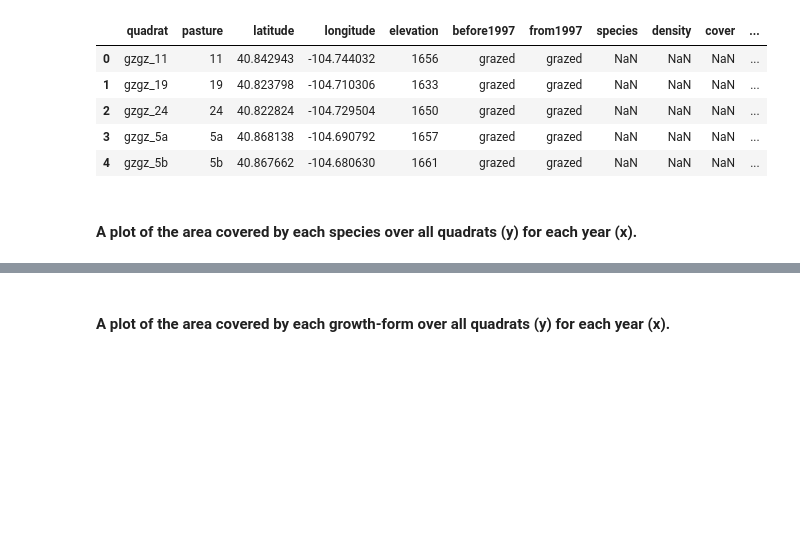
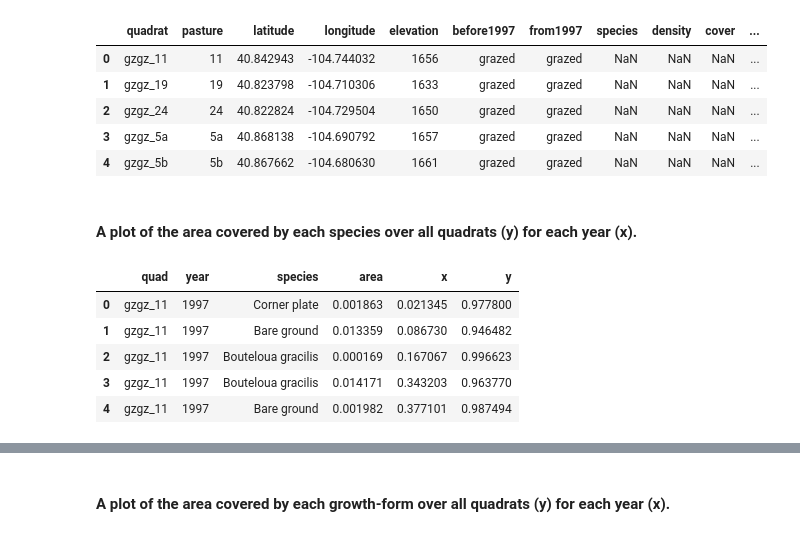
Before and after one commit to melissahoffman/Python_Data_Analysis, a Jupyter notebook: Python_Data_Analysis.ipynb, the cells around one changed output, grey strips where cells are left out. Drawn from its saved outputs; the diff is of its cells as text; code cells hidden in the pictures; blank space fills up the shorter version.

```diff
--- a/Python_Data_Analysis.ipynb
+++ b/Python_Data_Analysis.ipynb
@@ -54,3 +54,13 @@ merged_species_and_quad.head()
 | 4 | gzgz_5b | 5b | 40.867662 | -104.680630 | 1661 | grazed | grazed | NaN | NaN | NaN | ... |
 # %% [markdown]
 #### A plot of the area covered by each species over all quadrats (y) for each year (x).
+# %%
+all_records = pd.read_csv("mapped_plant_quads_co_allrecords_cover.csv")
+all_records.head()
+# %% [output]
+|  | quad | year | species | area | x | y |
+| 0 | gzgz_11 | 1997 | Corner plate | 0.001863 | 0.021345 | 0.977800 |
+| 1 | gzgz_11 | 1997 | Bare ground | 0.013359 | 0.086730 | 0.946482 |
+| 2 | gzgz_11 | 1997 | Bouteloua gracilis | 0.000169 | 0.167067 | 0.996623 |
+| 3 | gzgz_11 | 1997 | Bouteloua gracilis | 0.014171 | 0.343203 | 0.963770 |
+| 4 | gzgz_11 | 1997 | Bare ground | 0.001982 | 0.377101 | 0.987494 |
```
Also changed, not shown: parts of 2 cells of this notebook.
